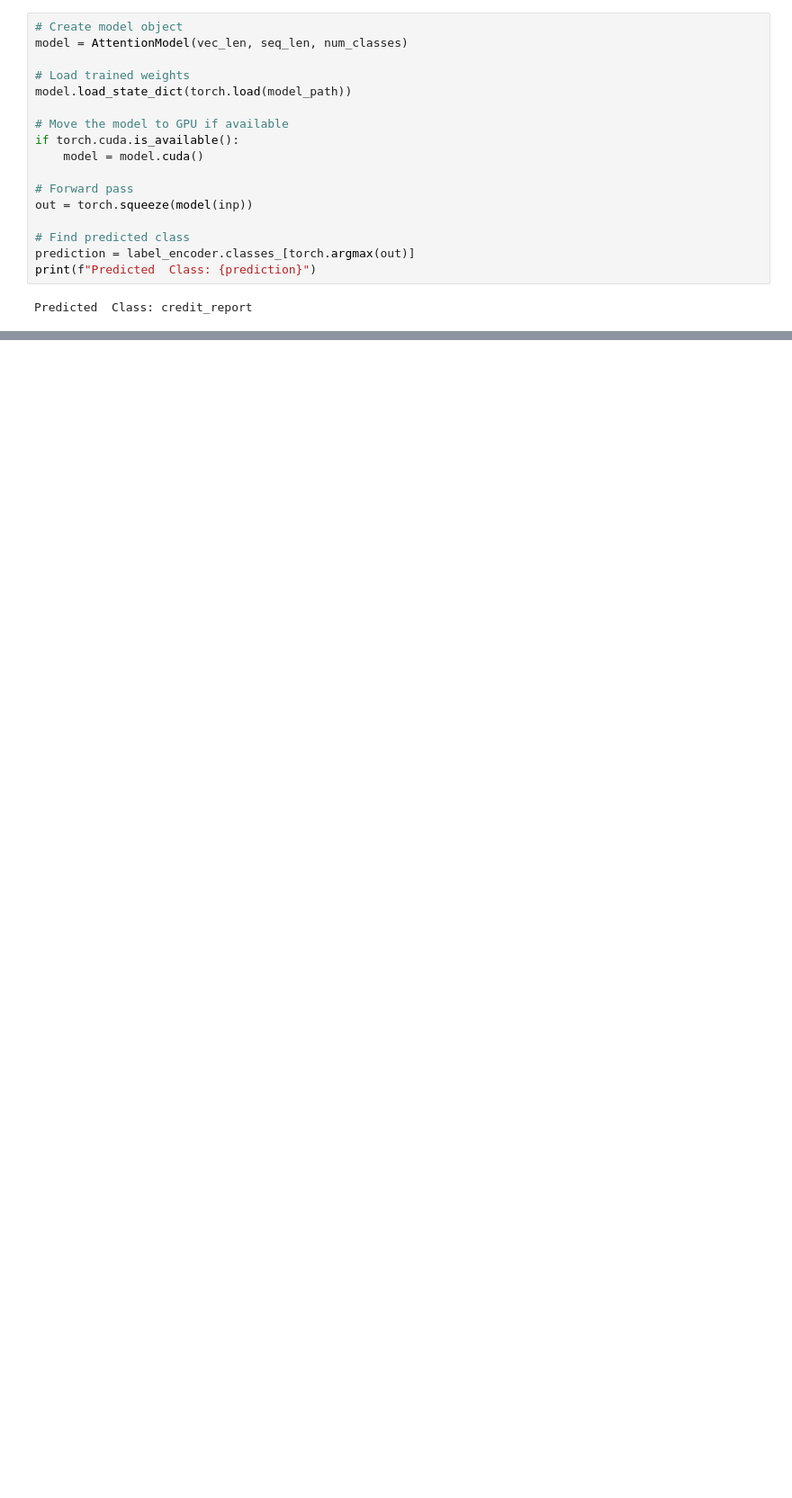
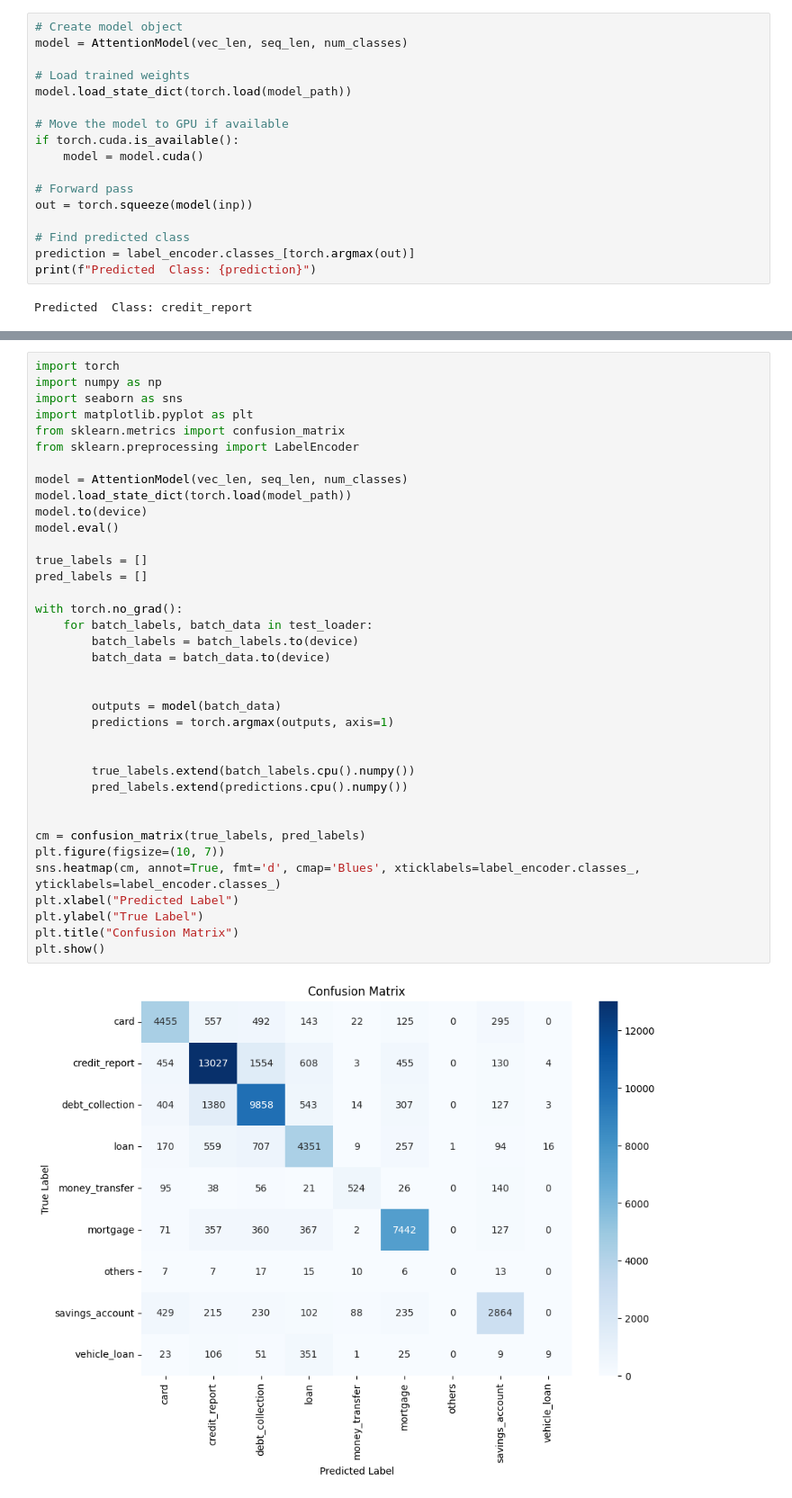
Before and after one commit to MalekiMostafa/DeepLearning1403, a Jupyter notebook: Project3_TextClassifierWithAttention/DL_Project3_Attention.ipynb, the cells around one changed output, grey strips where cells are left out. Shown at 90% size. Saved outputs shown, nothing was run; the diff lists cells and outputs as text; blank space fills up the shorter version.

```diff
--- a/Project3_TextClassifierWithAttention/DL_Project3_Attention.ipynb
+++ b/Project3_TextClassifierWithAttention/DL_Project3_Attention.ipynb
@@ -655,0 +780,39 @@ Predicted  Class: credit_report
+# %%
+import torch
+import numpy as np
+import seaborn as sns
+import matplotlib.pyplot as plt
+from sklearn.metrics import confusion_matrix
+from sklearn.preprocessing import LabelEncoder
+
+model = AttentionModel(vec_len, seq_len, num_classes)
+model.load_state_dict(torch.load(model_path))
+model.to(device)
+model.eval()
+
+true_labels = []
+pred_labels = []
+
+with torch.no_grad():
+    for batch_labels, batch_data in test_loader:
+        batch_labels = batch_labels.to(device)
+        batch_data = batch_data.to(device)
+
+
+        outputs = model(batch_data)
+        predictions = torch.argmax(outputs, axis=1)
+
+
+        true_labels.extend(batch_labels.cpu().numpy())
+        pred_labels.extend(predictions.cpu().numpy())
+
+
+cm = confusion_matrix(true_labels, pred_labels)
+plt.figure(figsize=(10, 7))
+sns.heatmap(cm, annot=True, fmt='d', cmap='Blues', xticklabels=label_encoder.classes_, yticklabels=label_encoder.classes_)
+plt.xlabel("Predicted Label")
+plt.ylabel("True Label")
+plt.title("Confusion Matrix")
+plt.show()
+# %% [output]
+[figure, added]
```
Also changed, not shown: parts of 14 cells of this notebook.
